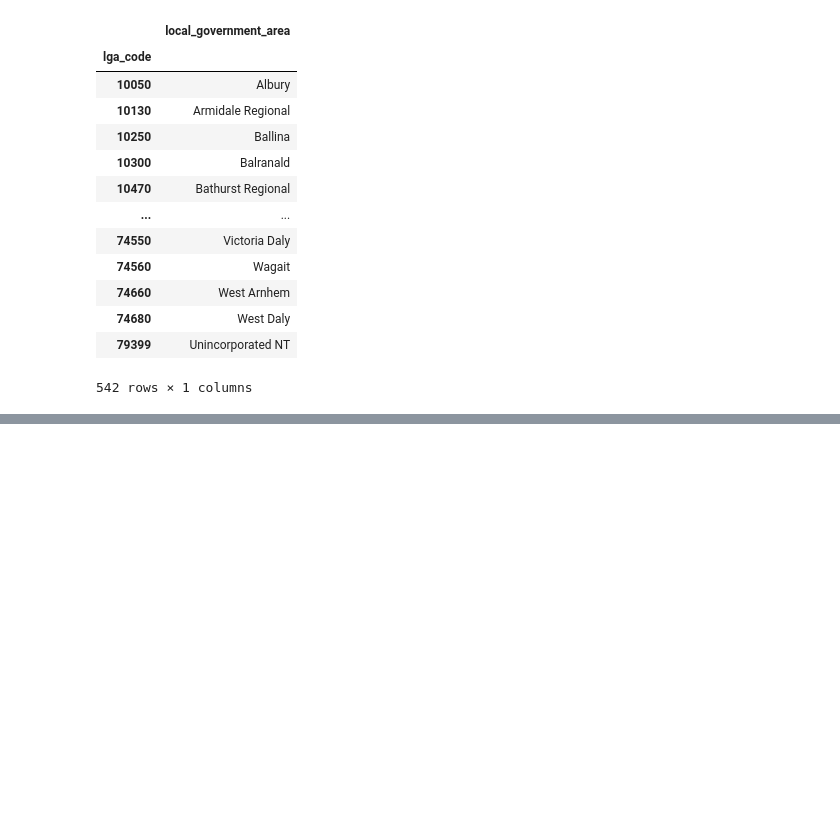
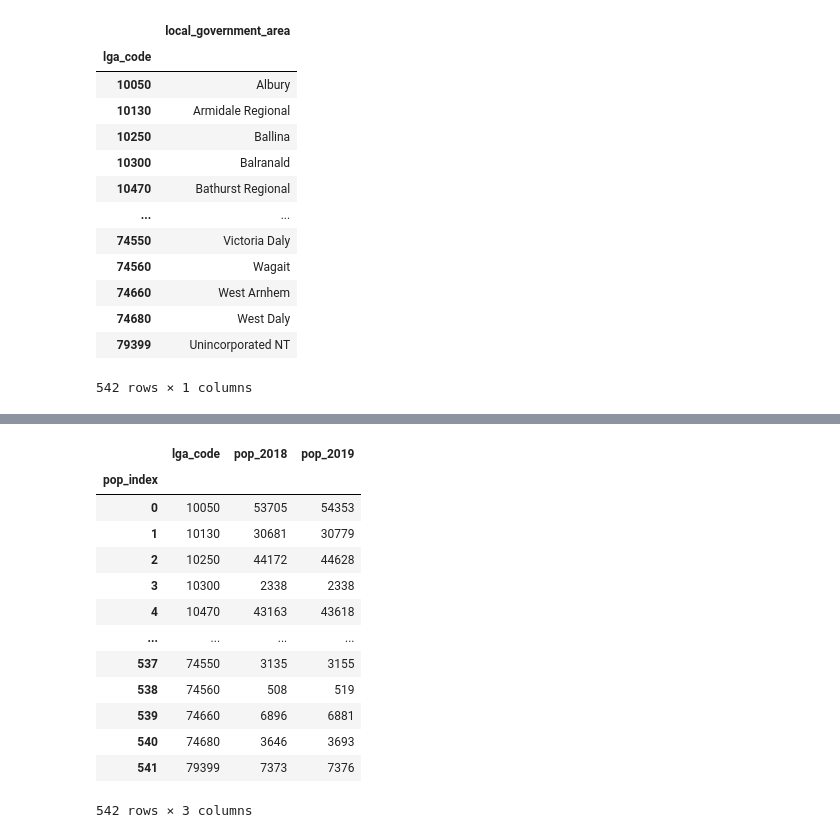
Before and after one commit to LP-116/ETL-Project, a Jupyter notebook: regional_growth.ipynb, the cells around one changed output, grey strips where cells are left out. Saved outputs shown, nothing was run; the diff lists cells and outputs as text; code cells hidden in the pictures; blank space fills up the shorter version.

```diff
--- a/regional_growth.ipynb
+++ b/regional_growth.ipynb
@@ -104,0 +125,20 @@ location_transformed
+# %%
+pop_num_cols = ["lga_code", "pop_2018", "pop_2019"]
+num_transformed = regional_growth_data[pop_num_cols].copy()
+num_transformed.index.name = "pop_index"
+num_transformed
+# %% [output]
+|  | lga_code | pop_2018 | pop_2019 |
+| pop_index |  |  |  |
+| 0 | 10050 | 53705 | 54353 |
+| 1 | 10130 | 30681 | 30779 |
+| 2 | 10250 | 44172 | 44628 |
+| 3 | 10300 | 2338 | 2338 |
+| 4 | 10470 | 43163 | 43618 |
+| ... | ... | ... | ... |
+| 537 | 74550 | 3135 | 3155 |
+| 538 | 74560 | 508 | 519 |
+| 539 | 74660 | 6896 | 6881 |
+| 540 | 74680 | 3646 | 3693 |
+| 541 | 79399 | 7373 | 7376 |
+542 rows × 3 columns
```
Also changed, not shown: parts of 3 cells of this notebook, 1 other file.
